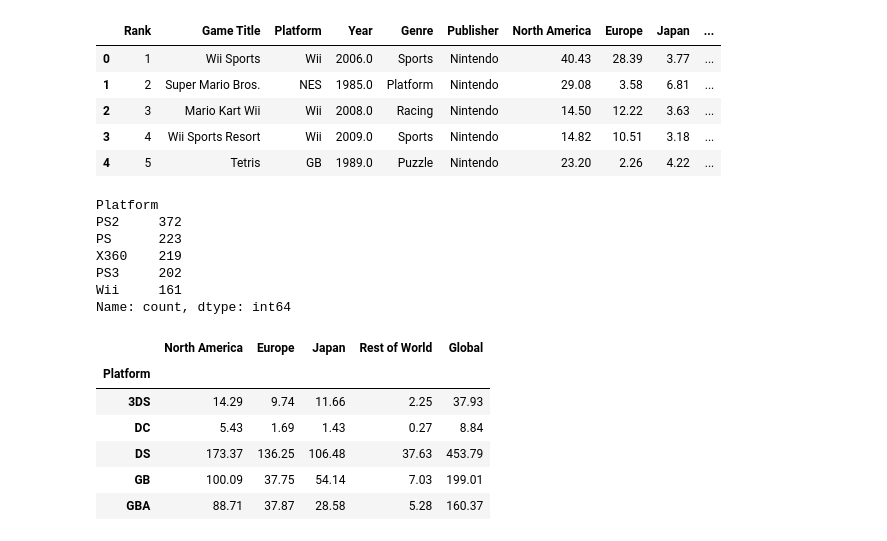
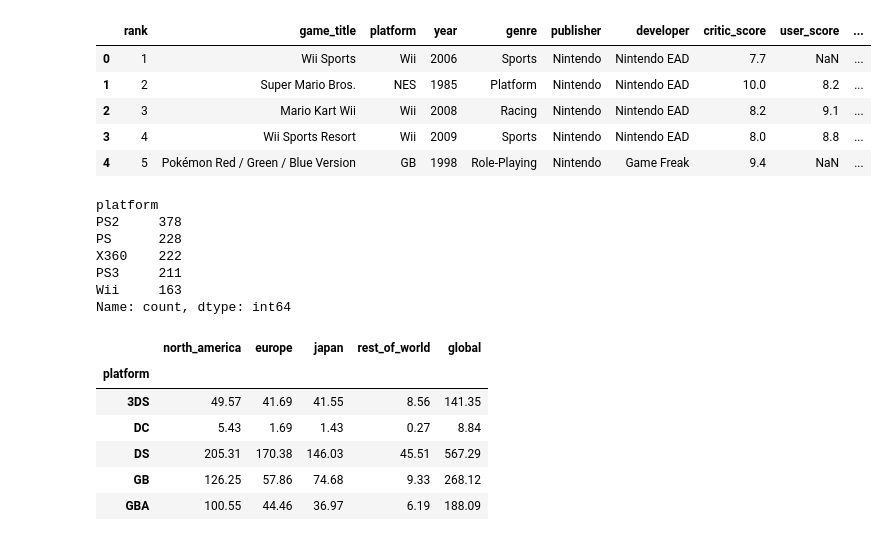
Before and after one commit to liamnelson3/UO-Data-Analysis-Project_1-Video-Game-Marketing, a Jupyter notebook: Project 1/Project 1 - Console.ipynb, the cells around one changed output. Drawn from its saved outputs; the diff is of its cells as text; code cells hidden in the pictures.

```diff
--- a/Project 1/Project 1 - Console.ipynb
+++ b/Project 1/Project 1 - Console.ipynb
@@ -7,42 +7,42 @@ import numpy as np
 # %%
 # Store data as DataFrame
 
-raw_game_data = "Video Games Sales.xlsx"
-game_data_df = pd.read_excel(raw_game_data)
+raw_game_data = "vg_sales_updated.csv"
+game_data_df = pd.read_csv(raw_game_data)
 game_data_df.head()
 # %% [output]
-|  | Rank | Game Title | Platform | Year | Genre | Publisher | North America | Europe | Japan | ... |
-| 0 | 1 | Wii Sports | Wii | 2006.0 | Sports | Nintendo | 40.43 | 28.39 | 3.77 | ... |
-| 1 | 2 | Super Mario Bros. | NES | 1985.0 | Platform | Nintendo | 29.08 | 3.58 | 6.81 | ... |
-| 2 | 3 | Mario Kart Wii | Wii | 2008.0 | Racing | Nintendo | 14.50 | 12.22 | 3.63 | ... |
-| 3 | 4 | Wii Sports Resort | Wii | 2009.0 | Sports | Nintendo | 14.82 | 10.51 | 3.18 | ... |
-| 4 | 5 | Tetris | GB | 1989.0 | Puzzle | Nintendo | 23.20 | 2.26 | 4.22 | ... |
+|  | rank | game_title | platform | year | genre | publisher | developer | critic_score | user_score | ... |
+| 0 | 1 | Wii Sports | Wii | 2006 | Sports | Nintendo | Nintendo EAD | 7.7 | NaN | ... |
+| 1 | 2 | Super Mario Bros. | NES | 1985 | Platform | Nintendo | Nintendo EAD | 10.0 | 8.2 | ... |
+| 2 | 3 | Mario Kart Wii | Wii | 2008 | Racing | Nintendo | Nintendo EAD | 8.2 | 9.1 | ... |
+| 3 | 4 | Wii Sports Resort | Wii | 2009 | Sports | Nintendo | Nintendo EAD | 8.0 | 8.8 | ... |
+| 4 | 5 | Pokémon Red / Green / Blue Version | GB | 1998 | Role-Playing | Nintendo | Game Freak | 9.4 | NaN | ... |
 # %%
 # Find how many games per publisher
 
-game_qty_df = game_data_df['Platform'].value_counts()
+game_qty_df = game_data_df['platform'].value_counts()
 
 game_qty_df.head()
 # %% [output]
-Platform
-PS2     372
-PS      223
-X360    219
-PS3     202
-Wii     161
+platform
+PS2     378
+PS      228
+X360    222
+PS3     211
+Wii     163
 Name: count, dtype: int64
 # %%
 # Find the overall sales
 
-sum_by_platform = game_data_df.groupby('Platform')[['North America', 'Europe', 'Japan', 'Rest of World', 'Global']].sum()
+sum_by_platform = game_data_df.groupby('platform')[['north_america', 'europe', 'japan', 'rest_of_world', 'global']].sum()
 
 sum_by_platform.head()
 # %% [output]
-|  | North America | Europe | Japan | Rest of World | Global |
-| Platform |  |  |  |  |  |
-| 3DS | 14.29 | 9.74 | 11.66 | 2.25 | 37.93 |
+|  | north_america | europe | japan | rest_of_world | global |
+| platform |  |  |  |  |  |
+| 3DS | 49.57 | 41.69 | 41.55 | 8.56 | 141.35 |
 | DC | 5.43 | 1.69 | 1.43 | 0.27 | 8.84 |
-| DS | 173.37 | 136.25 | 106.48 | 37.63 | 453.79 |
-| GB | 100.09 | 37.75 | 54.14 | 7.03 | 199.01 |
-| GBA | 88.71 | 37.87 | 28.58 | 5.28 | 160.37 |
+| DS | 205.31 | 170.38 | 146.03 | 45.51 | 567.29 |
+| GB | 126.25 | 57.86 | 74.68 | 9.33 | 268.12 |
+| GBA | 100.55 | 44.46 | 36.97 | 6.19 | 188.09 |
 # %%
```
Also changed, not shown: parts of 8 cells of this notebook, 4 other files.
